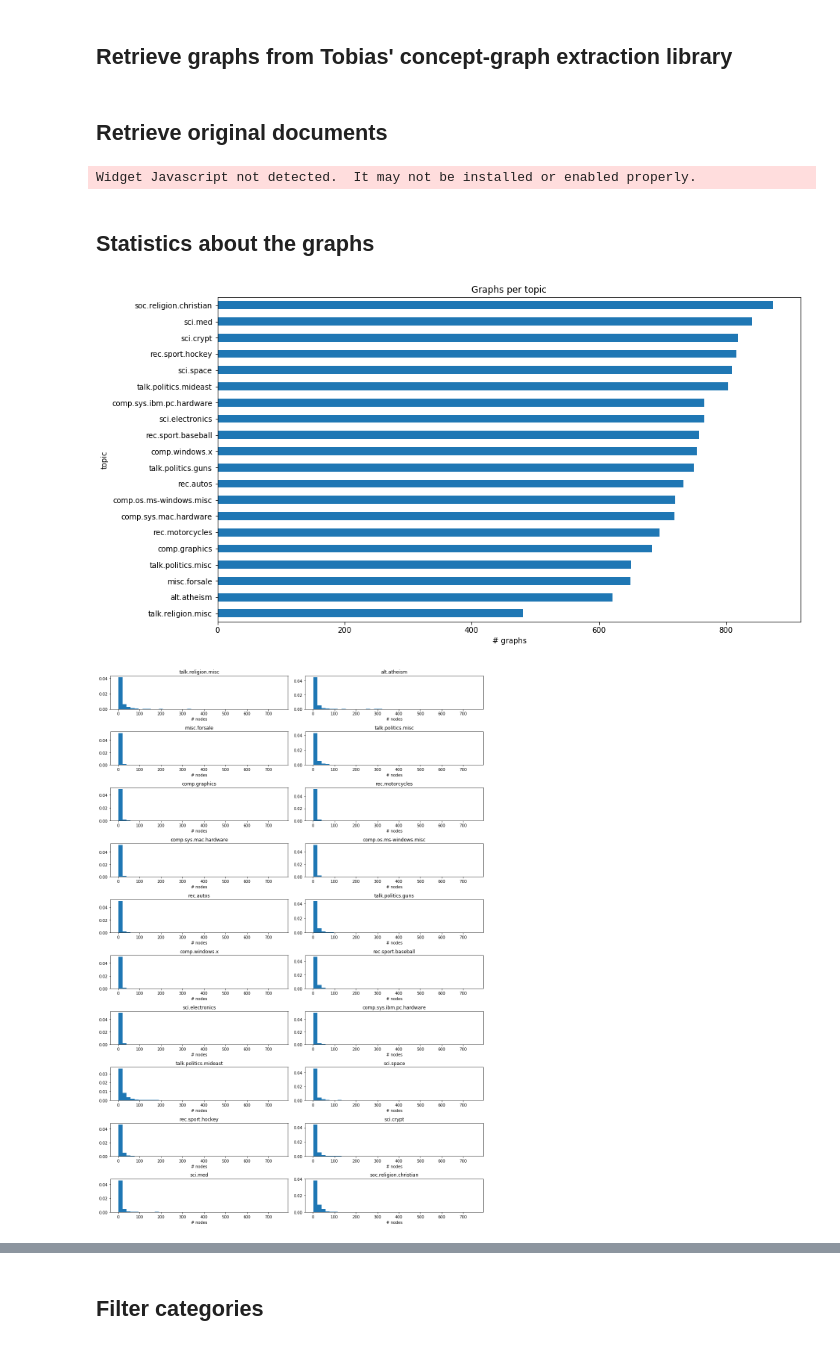
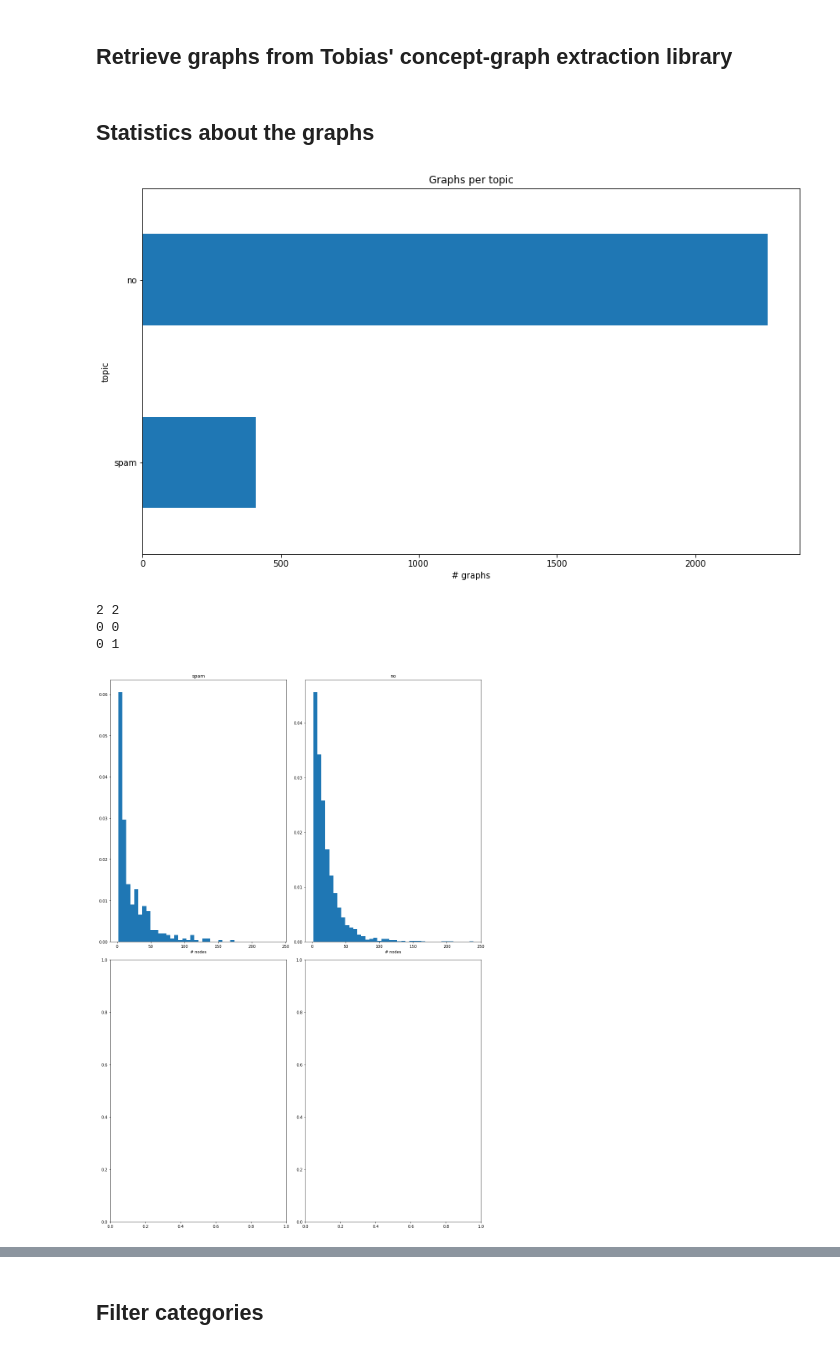
Before and after one commit to davidgengenbach/bachelor-thesis, a Jupyter notebook: code/weisfeiler-lehman.ipynb, the cells around one changed output, grey strips where cells are left out. Cells and saved outputs as stored; diff of their text form; code cells hidden in the pictures.

Commit message:
Adapted wl notebook to new dataset retrieval

```diff
--- a/code/weisfeiler-lehman.ipynb
+++ b/code/weisfeiler-lehman.ipynb
@@ -75,20 +33,11 @@ graphs_per_topic, empty_graphs, graph_ids = get_graphs(GRAPH_DIR, undirected = F
-# %% [markdown]
-## Retrieve original documents
-# %%
-def get_original_documents(DIR, ext = '/*/*.txt', whitelist = (), verbose = False):
-    topics = collections.defaultdict(lambda: [])
-    for file in helper.log_progress(list(sorted(glob(DIR + ext))), every = 100):
-        topic_and_id = file.split('/')[-2]
-        topic = topic_and_id.split('_')[0]
-        if topic_and_id not in whitelist:
-            if verbose: print('Ignoring: {} (not in whitelist)'.format(topic_and_id))
-            continue
-        with open(file) as f:
-            topics[topic].append(f.read())
-    return topics
-docs_per_topic = get_original_documents(ORIGINAL_DOCUMENTS_DIR, whitelist = graph_ids)
-# %% [output]
-Widget Javascript not detected.  It may not be installed or enabled properly.
+# %%
+DATASET = 'ling-spam-single'
+cache_file = dataset_helper.CACHE_PATH + '/dataset_graph_gml_{}.npy'.format(DATASET)
+X, Y = dataset_helper.get_dataset(DATASET, use_cached = True, cache_file = cache_file)
+assert len(X) and len(Y), 'Dataset is empty: {}'.format(DATASET)
+assert len(X) == len(Y)
+graphs_per_topic = dataset_helper.get_dataset_dict(X, Y)
+#graphs_per_topic = get_graphs(GRAPH_DIR, undirected = False, verbose = False, limit_elements = -1)
 # %% [markdown]
 ## Statistics about the graphs
 # %%
@@ -97,34 +46,39 @@ ax = df_graphs_per_topic.plot.barh(title = 'Graphs per topic', legend = False, f
 ax.set_xlabel('# graphs')
 plt.show()
 
 def get_range_of(df, column):
     return df[column].apply(lambda x: min(x)).min(), df[column].apply(lambda x: max(x)).max()
 
 nodes_range = get_range_of(df_graphs_per_topic, 'num_nodes')
 edges_range = get_range_of(df_graphs_per_topic, 'num_edges')
 
-
-ncols, nrows = (2, 10)
+num_classes = len(set(Y))
+ncols, nrows = (2, max(2, math.ceil(num_classes / 2)))
+print(ncols, nrows)
 fig, axes = plt.subplots(ncols=ncols, nrows=nrows, figsize = (14, 20))
 fig_, axes_ = plt.subplots(ncols=ncols, nrows=nrows, figsize = (14, 20))
 for idx, (topic, (num_graphs, num_nodes, num_edges)) in enumerate(df_graphs_per_topic.iterrows()):
     row = int(idx / ncols)
     col = idx % ncols
+    print(row, col)
     ax = axes[row][col]
     ax_ = axes_[row][col]
 
     #
     ax.set_title("{}".format(topic))
     ax.set_xlabel('# nodes')
     ax.hist(num_nodes, bins=40, normed = True, range = nodes_range)
 
     #
     ax_.set_title("{}".format(topic))
     ax_.set_xlabel('# edges')
     ax_.hist(num_edges, bins=40, normed = True, range = edges_range)
 fig.tight_layout()
 fig_.tight_layout()
 plt.show()
 # %% [output]
-[figure, old version]
+[figure, new version]
+2 2
+0 0
+0 1
-[figure, old version]
+[figure, new version]
```
Also changed, not shown: parts of 21 cells of this notebook, 2 other files.
